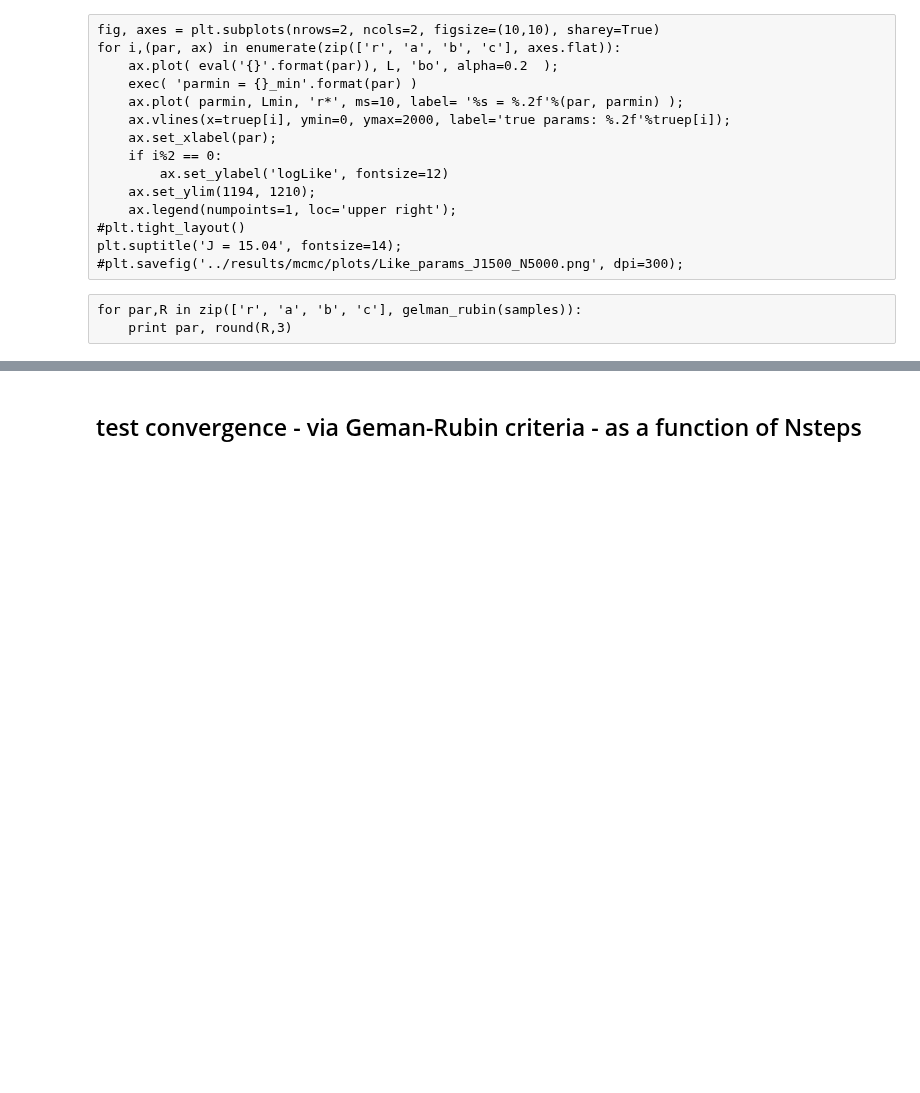
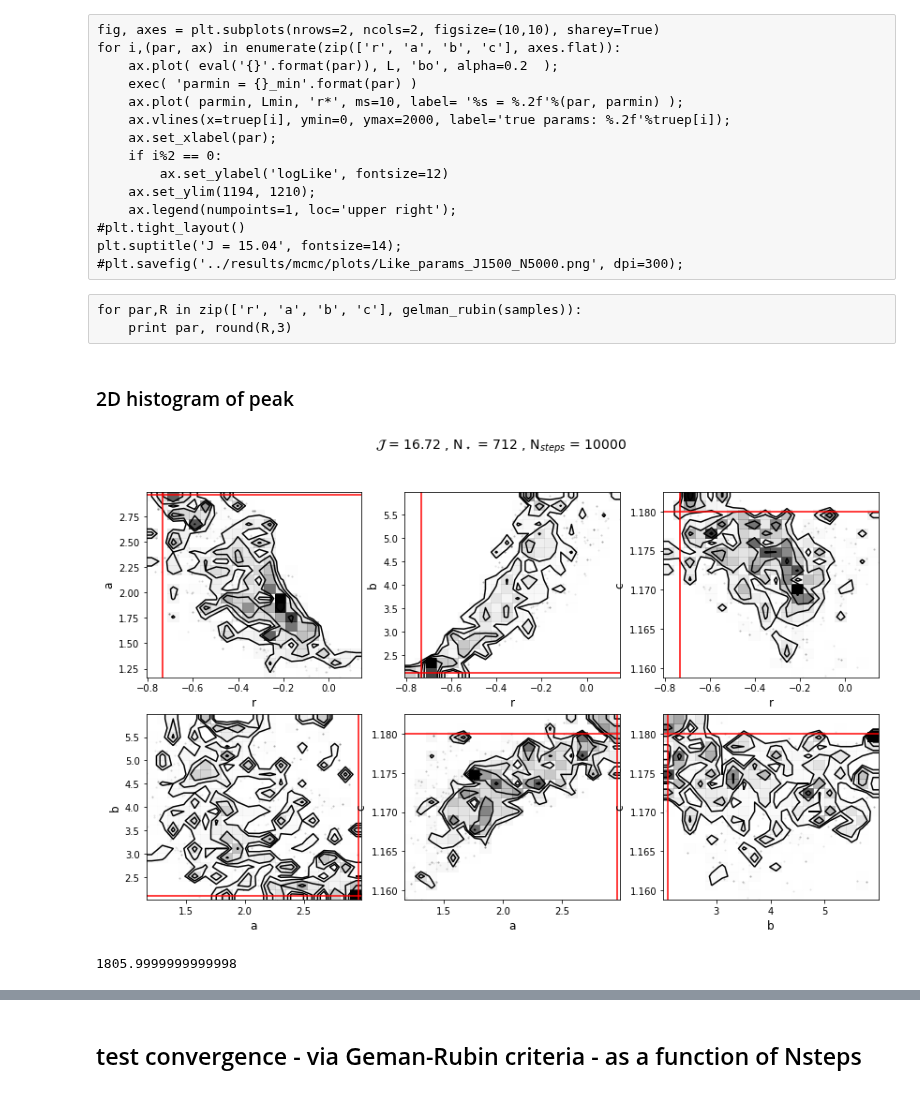
Before and after one commit to achiappo/FRESKA, a Jupyter notebook: cython/plot.ipynb, the cells around one changed output, grey strips where cells are left out. Cells and saved outputs as stored; diff of their text form; code cells hidden in the pictures; blank space fills up the shorter version.

Commit message:
added 2D histograms

```diff
--- a/cython/plot.ipynb
+++ b/cython/plot.ipynb
@@ -54,9 +50,0 @@ parameters = ['r', 'a', 'b', 'c']
-# %%
-fig, axes = plt.subplots(ncols=1, nrows=4, sharex=True, figsize=(10,20))
-steps = range(len(samples[0]))
-for p,(par,ax) in enumerate(zip(parameters,axes)):
-    for nw in range(len(samples)):
-        vals = [samples[nw][i][p] for i in steps]
-        ax.plot(steps, vals)
-        ax.set_ylabel(par, fontsize=12);
-#plt.savefig('../results/mcmc/chains_J1672_N10000.png', dpi=300)
@@ -98,3 +96,5 @@ plt.suptitle('J = 15.04', fontsize=14);
 # %% [raw]
 for par,R in zip(['r', 'a', 'b', 'c'], gelman_rubin(samples)):
     print par, round(R,3)
+# %% [markdown]
+### 2D histogram of peak
@@ -100,0 +103,39 @@ for par,R in zip(['r', 'a', 'b', 'c'], gelman_rubin(samples)):
+# %%
+samples = np.load('../results/mcmc/samples_J1672_N10000.npy')
+lnprobs = np.load('../results/mcmc/lnprobs_J1672_N10000.npy')
+parameters = ['r', 'a', 'b', 'c']
+# %%
+flatsamples = samples[:, :, :].reshape( (-1, len(samples[0][0])) )
+L = lnprobs.reshape(-1)
+Lmax = max(L)
+indLmax = np.where( L==Lmax )[0][0]
+ind2Dhist = np.where( L>Lmax-0.1 )[0]
+for p,param in enumerate( parameters ):
+    values = flatsamples[:,p]
+    exec( "{} = values".format(param) )
+    exec( "{}_min = values[indLmax]".format(param) )
+    #print param, min(values), max(values)
+# %%
+combs = combinations(range(4), 2)
+fig, axes = plt.subplots(ncols=3, nrows=2, figsize=(14,8) )
+for n,((i,j), ax) in enumerate( zip(combs, axes.flat) ):
+    hist2d(x=flatsamples[ind2Dhist, i], y=flatsamples[ind2Dhist, j], ax=ax)
+    ax.set_xlabel(parameters[i], fontsize=12);
+    ax.set_ylabel(parameters[j], fontsize=12);
+    ax.vlines(x=eval( '{}_min'.format(parameters[i]) ),
+              ymin=eval( 'min({})'.format(parameters[j]) ),
+              ymax=eval( 'max({})'.format(parameters[j]) ),
+              color='r')
+    ax.hlines(y=eval( '{}_min'.format(parameters[j]) ),
+              xmin=eval( 'min({})'.format(parameters[i]) ),
+              xmax=eval( 'max({})'.format(parameters[i]) ),
+              color='r')
+#plt.tight_layout();
+plt.suptitle(r'$\mathcal{J}$ = 16.72 , N$_\star$ = 712 , N$_{steps}$ = 10000', fontsize=14);
+#plt.savefig('../results/mcmc/2Dhists/2dhist_712s_J1672_N10000.png', dpi=300)
+# %% [output]
+[figure, added]
+# %%
+18.06*100
+# %% [output]
+1805.9999999999998
```
Also changed, not shown: parts of 15 cells of this notebook, 9 other files.
